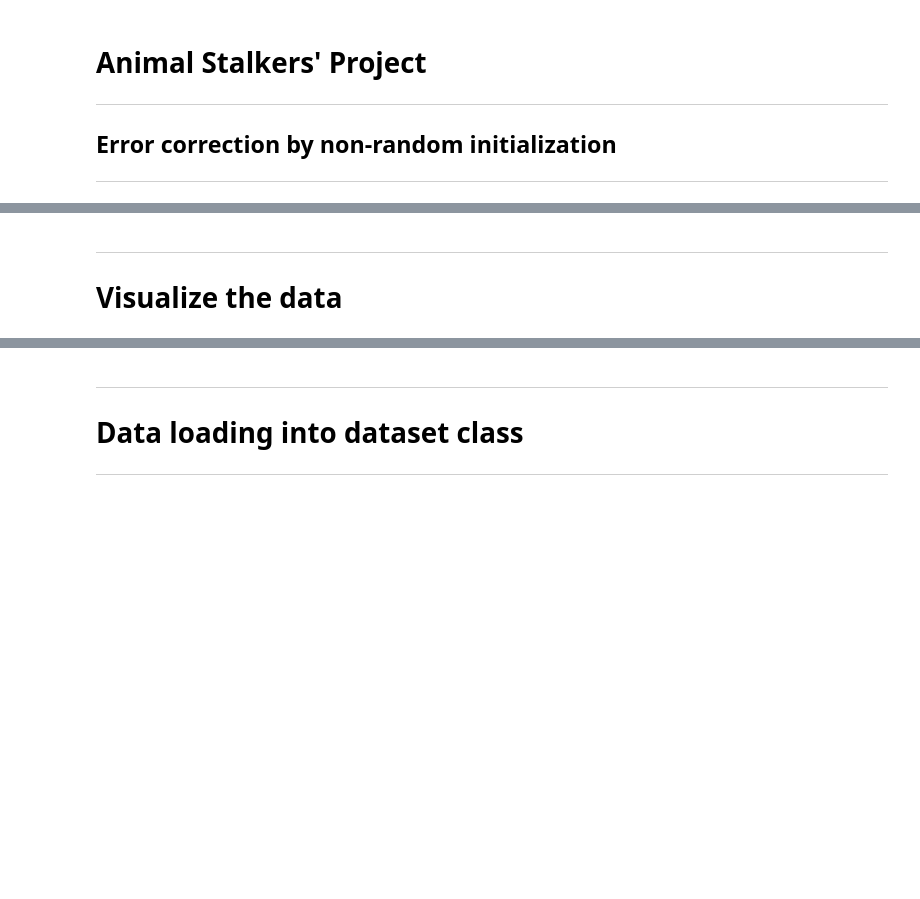
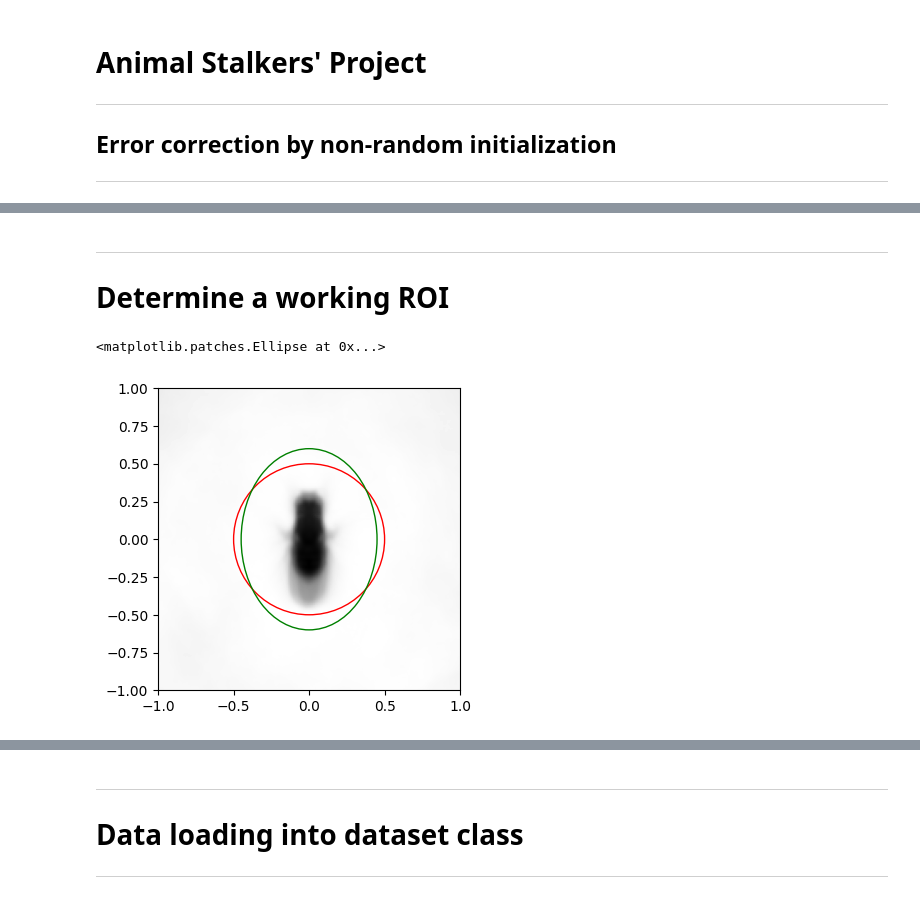
Before and after one commit to invisilico/AnimalStalkers, a Jupyter notebook: ErrorCorrection_Initialization.ipynb, the cells around one changed output, grey strips where cells are left out. Saved outputs shown, nothing was run; the diff lists cells and outputs as text; code cells hidden in the pictures; blank space fills up the shorter version.

Commit message:
Darken Plot Added

```diff
--- a/ErrorCorrection_Initialization.ipynb
+++ b/ErrorCorrection_Initialization.ipynb
@@ -157,19 +168,31 @@ assert nlandmarks == len(landmark_names)
-# %% [markdown]
----
-# Visualize the data
+# %% [markdown]
+---
+# Determine a working ROI
 # %%
-#@title Show some example images
-nimsshow =  6#@param {type:"integer"} # number of images to plot
+#@title Average out images to fit ellipse or circle
+
+nimsshow =  500#@param {type:"integer"} # number of images to plot
 imsshow = np.random.choice(ntrainims,nimsshow)
-fig = plt.figure(figsize=(4*nimsshow, 4), dpi=100)  # make the figure bigger
+im = np.zeros(shape=(181,181),dtype = int)
+
 for i in range(nimsshow):
   filestr = trainann['images'][imsshow[i]]['file_name']
   imfile = os.path.join(traindir, filestr)
-  im = cv2.imread(imfile, cv2.IMREAD_UNCHANGED)
-  plt.subplot(1,nimsshow,i+1)
-  plt.imshow(im,cmap='gray')
-  x = trainann['annotations'][imsshow[i]]['keypoints'][::3]
-  y = trainann['annotations'][imsshow[i]]['keypoints'][1::3]
-  plt.scatter(x, y, marker='.', c=np.arange(nlandmarks), cmap='jet')
-  plt.title(filestr)
-plt.show()
+  imdata = cv2.imread(imfile, cv2.IMREAD_UNCHANGED)
+  im += imdata
+
+fig = plt.figure(figsize=(4,4), dpi=100)
+plt.imshow(im, cmap="gray", extent = [-1,1,-1,1])
+
+circ_r = 0.5
+circle = plt.Circle((0, 0), circ_r,fc='None', edgecolor='r')
+plt.gca().add_patch(circle)
+
+ellipse_width =  0.9
+ellipse_height = 1.2
+from matplotlib.patches import Ellipse
+ellipse = Ellipse(xy=(0,0), width=ellipse_width, height=ellipse_height, edgecolor='g', fc='None')
+plt.gca().add_patch(ellipse)
+# %% [output]
+<matplotlib.patches.Ellipse at 0x...>
+[figure, added]
```
Also changed, not shown: parts of 4 cells of this notebook.
